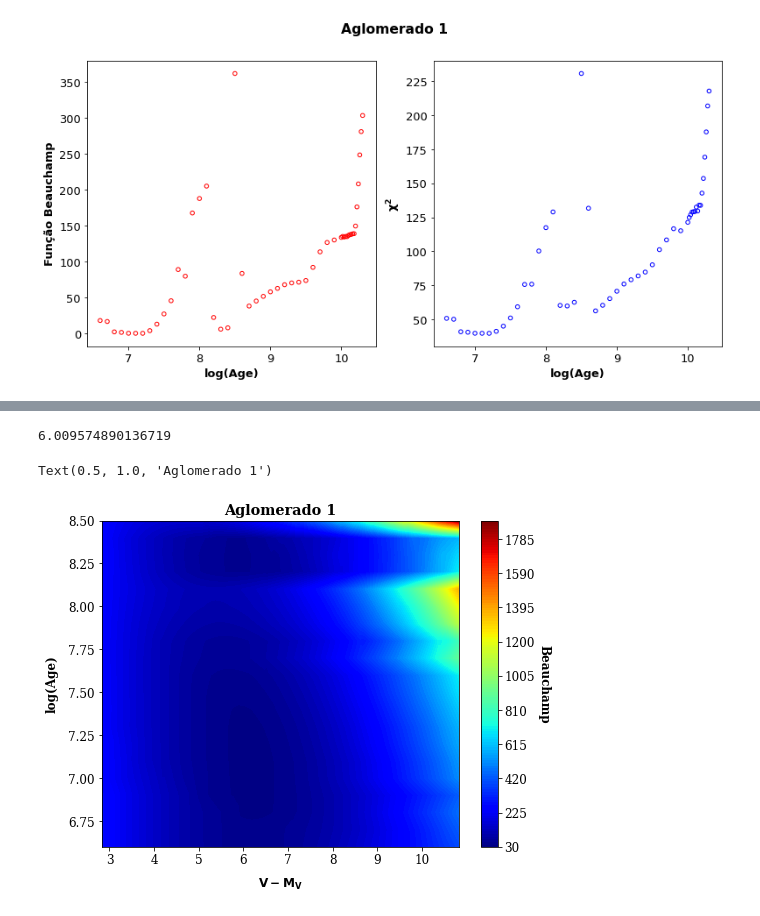
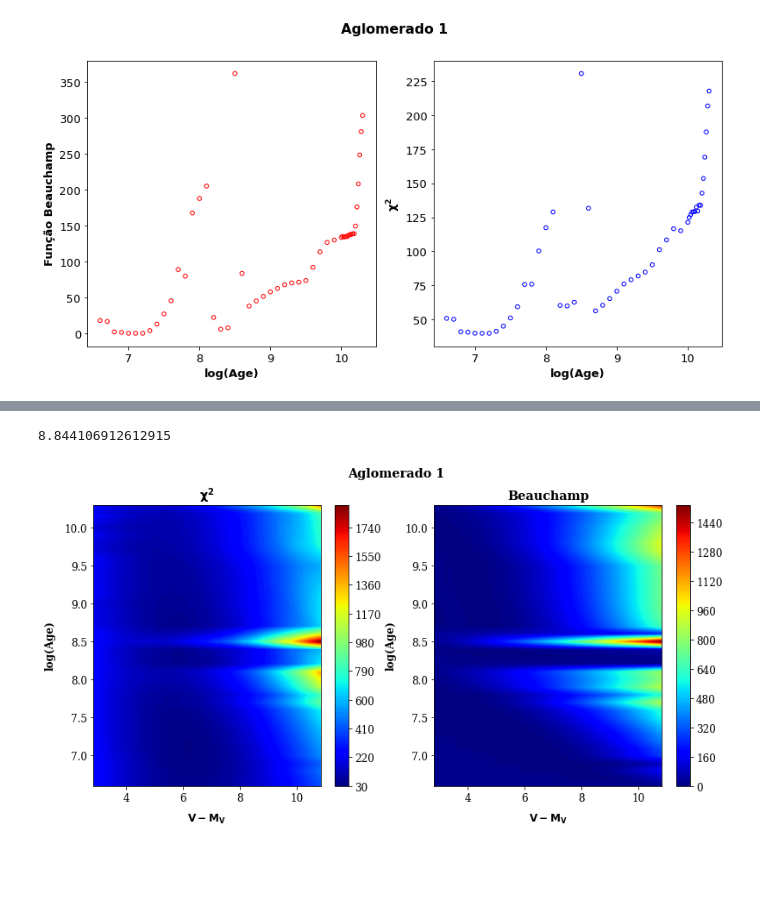
Before and after one commit to jppirest/mw_substructures, a Jupyter notebook: dados/Ag_Simulados/P2/1.ipynb, the cells around one changed output, grey strips where cells are left out. Cells and saved outputs as stored; diff of their text form; code cells hidden in the pictures; blank space fills up the shorter version.

```diff
--- a/dados/Ag_Simulados/P2/1.ipynb
+++ b/dados/Ag_Simulados/P2/1.ipynb
@@ -372,61 +374,69 @@ def chi_to_age(IDADE):
   Xiso[:] = data['(B-V)o'] + E
   ISO = np.dstack((Xiso,Yiso))
   ISO = np.unique(ISO,axis=1)
-  A = np.zeros(len(ISO))
-  B = np.zeros(len(ISO))
+  A = np.zeros((len(ISO)))
+  B = np.zeros((len(ISO)))
   for i in range(len(ISO)):
     for j in range(len(AGLO)):
       C,D = jpt(AGLO[j],ISO[i])
       final = frayn(ISO[i][C], ISO[i][D],AGLO[j])
       A[i] += final
-      #B[i] += final*10**(-0.4*AGLO[j][1])
-  return A
+      B[i] += final*10**(-0.4*AGLO[j][1])
+  return A,B
-# %%
-start = time.time()
-with concurrent.futures.ProcessPoolExecutor() as executor:
-  results = executor.map(chi_to_age,newage)
-end = time.time()
-
-resultado = []
-for i in results:
-    resultado.append(i)
-print(end-start)
-# %% [output]
-6.009574890136719
+# %%
+start = time.time()
+with concurrent.futures.ProcessPoolExecutor() as executor:
+  results = executor.map(chi_to_age,newage)
+end = time.time()
+
+a = []
+b = []
+for i in results:
+    a.append(i[0])
+    b.append(i[1])
+print(end-start)
+# %% [output]
+8.844106912612915
 # %%
 plt.rc('xtick', labelsize=12)
 plt.rc('ytick', labelsize=12)
 
 
 font = {'family' : 'serif',
         'weight' : 'normal',
         'size'   : 12}
 
 plt.rc('font', **font)
 
 
 import matplotlib.cm as cm
 from mpl_toolkits.axes_grid1 import ImageGrid
-z = resultado
+z = a
 x = modulo_distancia
 y = newage
 
 # Set colomap
 cmap = cm.get_cmap('jet')
 cmap = cm.jet
 
-fig,ax = plt.subplots(figsize=(8,6)) #(figsize=(10,8))
-levels = len(modulo_distancia)
-im  = ax.contourf(x, y, z, levels= levels, antialiased=False, cmap=cmap)
+fig, (ax1, ax2) = plt.subplots(1,2, figsize = (13,6))
+levels = 200
+im  = ax1.contourf(x, y, z, levels= levels, antialiased=False, cmap=cmap)
 
 
-cbar = fig.colorbar(im)
-cbar.set_label('Beauchamp', fontweight = 'bold', rotation=270, labelpad=15)
+cbar = fig.colorbar(im, ax = ax1)
+ax1.set_xlabel(r'$ \mathbf{V - M_V}$', fontweight = 'bold', labelpad=10)
+ax1.set_ylabel('log(Age)', fontweight = 'bold', labelpad=10)
+ax1.set_title(r'$ \mathbf{\chi^2}$' , fontweight = 'bold')
 
-ax.set_xlabel(r'$ \mathbf{V - M_V}$', fontweight = 'bold', labelpad=10)
-ax.set_ylabel('log(Age)', fontweight = 'bold', labelpad=10)
-ax.set_title('Aglomerado 1', fontweight = 'bold')
-#plt.savefig('ag1_colourfill_teste_beau.png', format = 'png')
+
+nome = 'AG1'
+ima  = ax2.contourf(x, y, b, levels= levels, antialiased=False, cmap=cmap)
+cbar2 = fig.colorbar(ima, ax = ax2)
+ax2.set_xlabel(r'$ \mathbf{V - M_V}$', fontweight = 'bold', labelpad=10)
+ax2.set_ylabel('log(Age)', fontweight = 'bold', labelpad=10)
+ax2.set_title('Beauchamp', fontweight = 'bold')
+fig.suptitle('Aglomerado 1', fontweight = 'bold')
+plt.savefig('beauchamp_final' + nome.strip() +'.png', format = 'png')
 # %% [output]
-Text(0.5, 1.0, 'Aglomerado 1')
-[figure, old version]
+[figure, new version]
```
Also changed, not shown: parts of 8 cells of this notebook, 20 other files.
